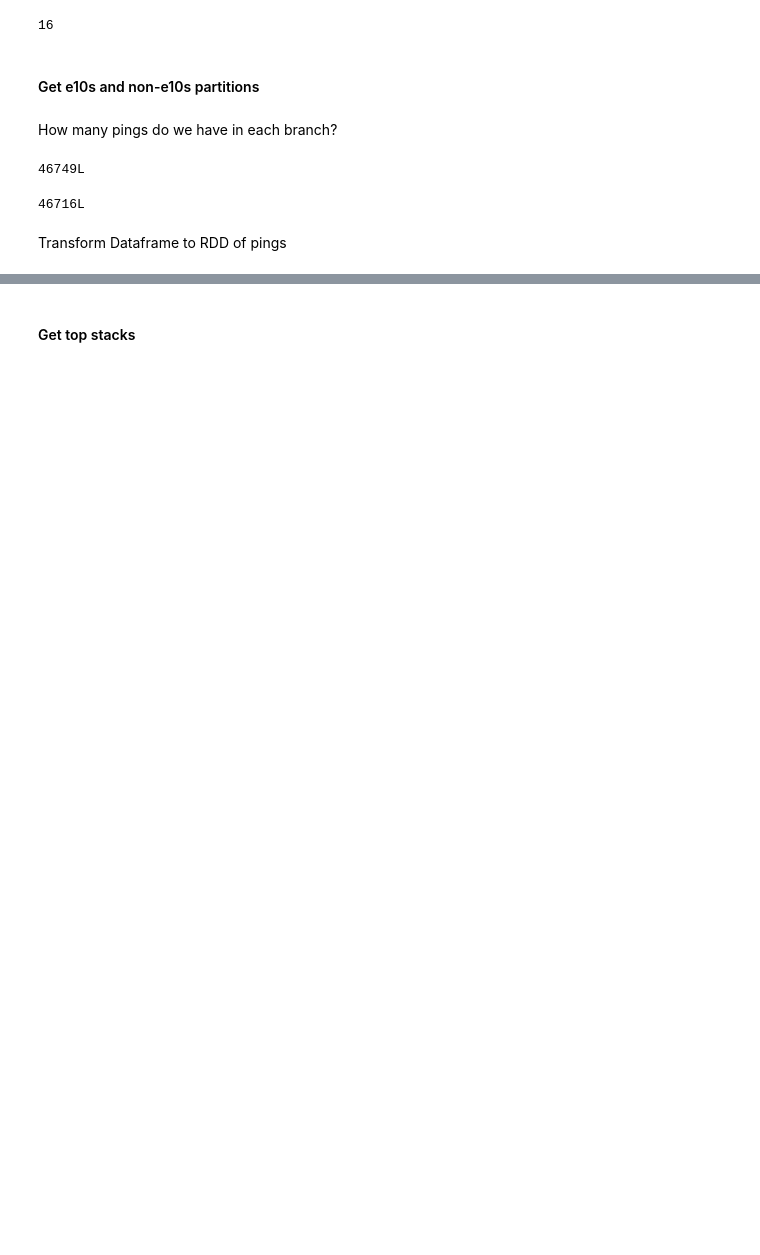
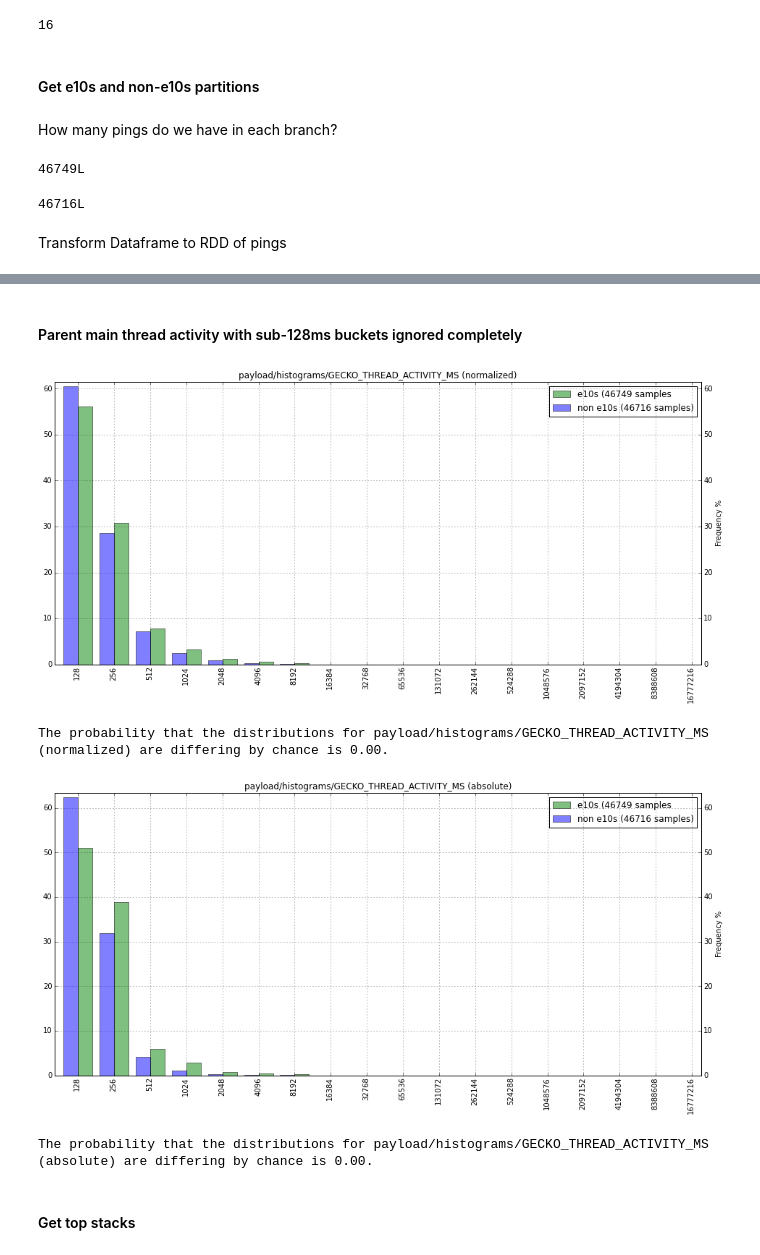
Before and after one commit to dzeber/e10s_analyses, a Jupyter notebook: aurora/e10s_top_hang_stacks.ipynb, the cells around one changed output, grey strips where cells are left out. Drawn from its saved outputs; the diff is of its cells as text; code cells hidden in the pictures; blank space fills up the shorter version.

```diff
--- a/aurora/e10s_top_hang_stacks.ipynb
+++ b/aurora/e10s_top_hang_stacks.ipynb
@@ -54,3 +155,12 @@ subset = dataset.rdd.map(row_2_ping)
+# %% [markdown]
+#### Parent main thread activity with sub-128ms buckets ignored completely
+# %%
+compare_thread_activity(subset, "Gecko", 128)
+# %% [output]
+[figure, added]
+The probability that the distributions for payload/histograms/GECKO_THREAD_ACTIVITY_MS (normalized) are differing by chance is 0.00.
+[figure, added]
+The probability that the distributions for payload/histograms/GECKO_THREAD_ACTIVITY_MS (absolute) are differing by chance is 0.00.
 # %% [markdown]
 #### Get top stacks
 # %%
```
Also changed, not shown: parts of 12 cells of this notebook.
